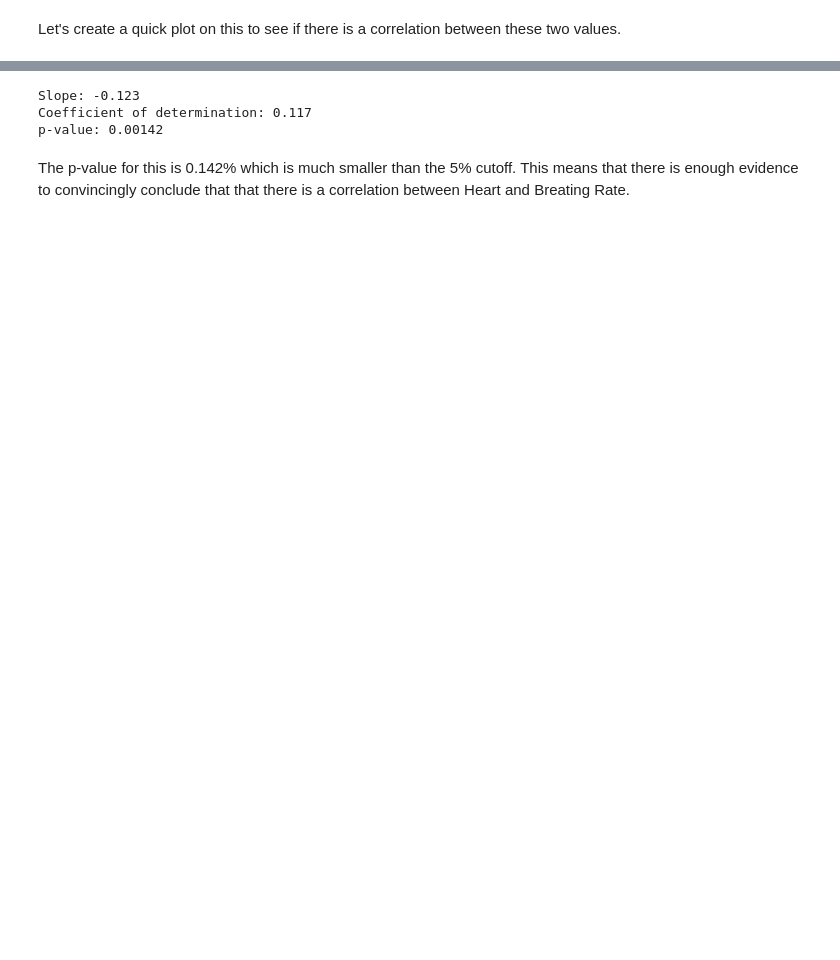
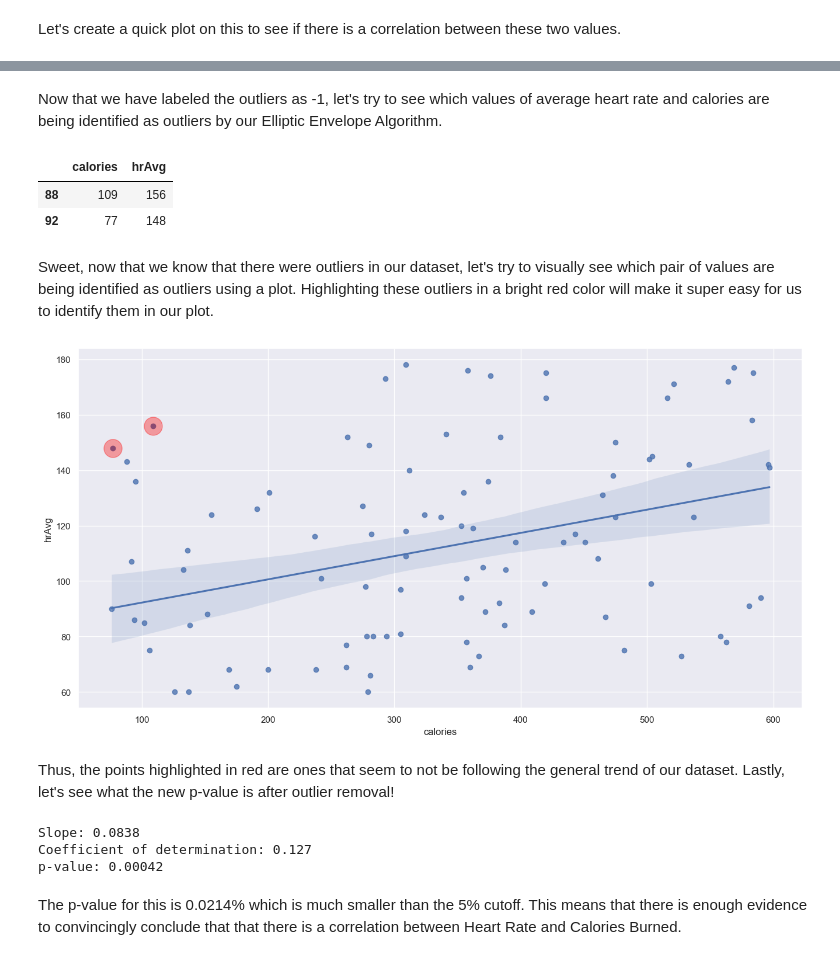
Before and after one commit to Stanford-Health/wearipedia, a Jupyter notebook: docs/source/notebooks/polar_vantage.ipynb, the cells around one changed output, grey strips where cells are left out. Cells and saved outputs as stored; diff of their text form; code cells hidden in the pictures; blank space fills up the shorter version.

```diff
--- a/docs/source/notebooks/polar_vantage.ipynb
+++ b/docs/source/notebooks/polar_vantage.ipynb
@@ -863,13 +848,48 @@ Looking at the graph, we can see a line of regression which hints that Breathing
+# %% [markdown]
+
+Now that we have labeled the outliers as -1, let's try to see which values of average heart rate and calories are being identified as outliers by our Elliptic Envelope Algorithm.
+# %%
+outlier_df = test_data[test_data.get('outlier')=='-1'].get(
+    ['calories','hrAvg'])
+outlier_df_cleaned = outlier_df.drop_duplicates()
+outlier_df_cleaned
+# %% [output]
+|  | calories | hrAvg |
+| 88 | 109 | 156 |
+| 92 | 77 | 148 |
+# %% [markdown]
+Sweet, now that we know that there were outliers in our dataset, let's try to visually see which pair of values are being identified as outliers using a plot. Highlighting these outliers in a bright red color will make it super easy for us to identify them in our plot.
+# %%
+# Setting Figure Size in Seaborn
+sns.set(rc={'figure.figsize':(16,8)})
+
+# Setting Seaborn plot style
+sns.set_style("darkgrid")
+
+#Plotting our data
+plot = sns.regplot(x='calories', y='hrAvg', data=test_data.drop(
+    outlier_df.index))
+
+plt.scatter(outlier_df_cleaned.get('calories'),outlier_df_cleaned.get('hrAvg'))
+plt.scatter(outlier_df_cleaned.get('calories'),outlier_df_cleaned.get('hrAvg'),
+            facecolors='red',alpha=.35, s=500)
+
+plt.show()
+# %% [output]
+[figure, added]
+# %% [markdown]
+Thus, the points highlighted in red are ones that seem to not be following the general trend of our dataset. Lastly, let's see what the new p-value is after outlier removal!
 # %%
 slope, intercept, r_value, p_value, std_err = stats.linregress(
-    hrbr.get('HR'), hrbr.get('BR'))
+    test_data.drop(outlier_df.index).get('calories'),
+     test_data.drop(outlier_df.index).get('hrAvg'))
 
 print(f'Slope: {slope:.3g}')
 print(f'Coefficient of determination: {r_value**2:.3g}')
 print(f'p-value: {p_value:.3g}')
 # %% [output]
-Slope: -0.123
-Coefficient of determination: 0.117
-p-value: 0.00142
+Slope: 0.0838
+Coefficient of determination: 0.127
+p-value: 0.00042
 # %% [markdown]
-The p-value for this is 0.142% which is much smaller than the 5% cutoff. This means that there is enough evidence to convincingly conclude that that there is a correlation between Heart and Breating Rate.
+The p-value for this is 0.0214% which is much smaller than the 5% cutoff. This means that there is enough evidence to convincingly conclude that that there is a correlation between Heart Rate and Calories Burned.
```
Also changed, not shown: parts of 135 cells of this notebook, 4 other files.
